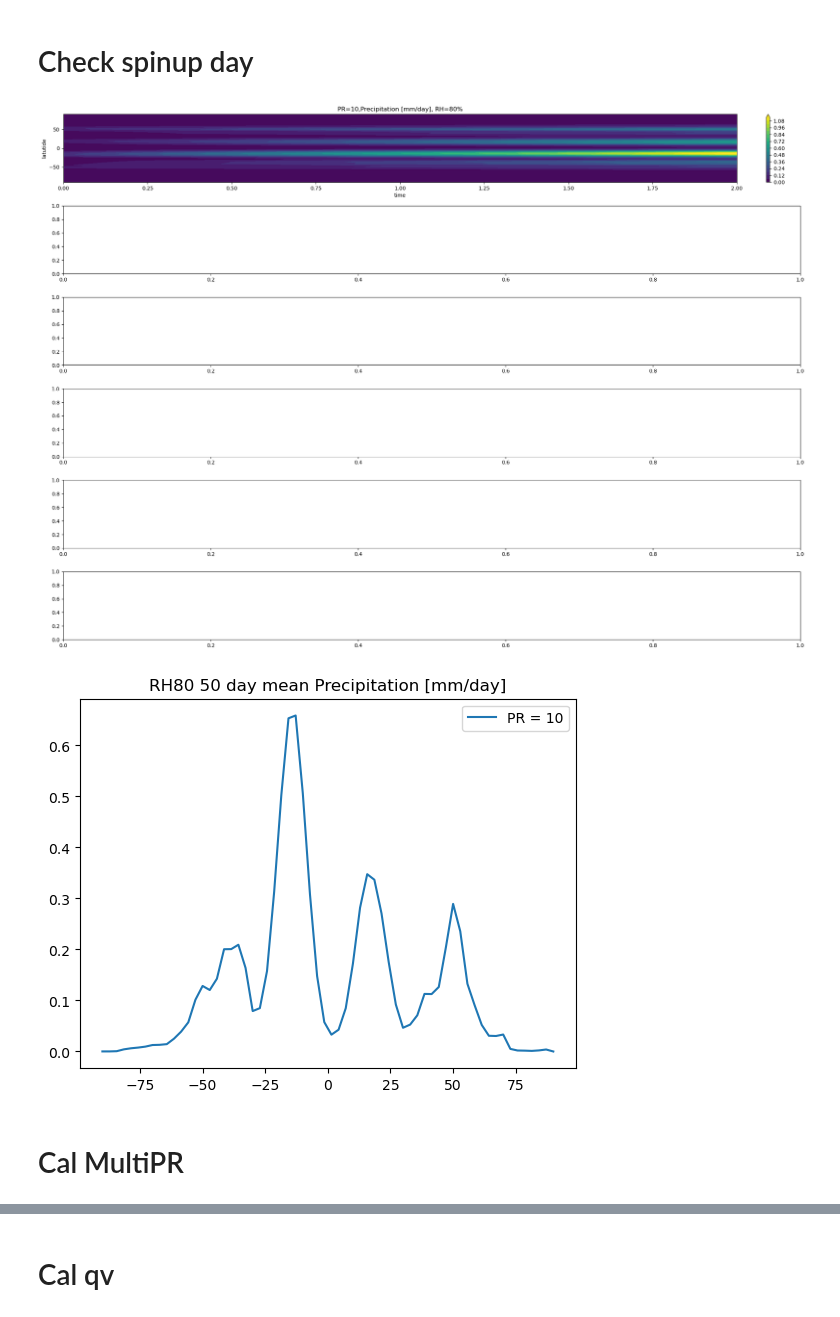
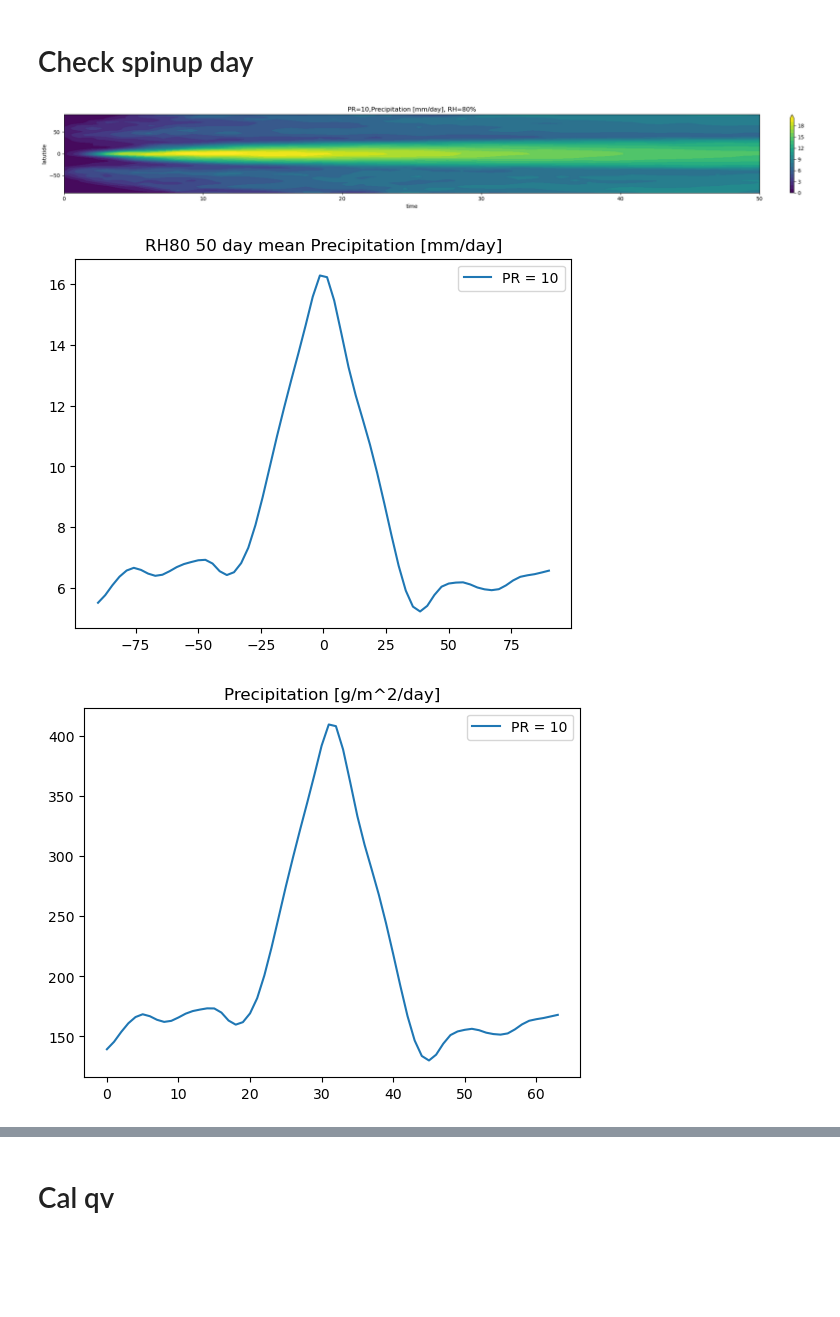
Before and after one commit to PeterChang1023/Dycore_Master, a Jupyter notebook: dycore/IdealizeSpetral.jl/exp/HSt42/check_spinupday.ipynb, the cells around one changed output, grey strips where cells are left out. Cells and saved outputs as stored; diff of their text form; code cells hidden in the pictures; blank space fills up the shorter version.

```diff
--- a/dycore/IdealizeSpetral.jl/exp/HSt42/check_spinupday.ipynb
+++ b/dycore/IdealizeSpetral.jl/exp/HSt42/check_spinupday.ipynb
@@ -29,8 +29,9 @@ class Dycore:
         self.p  = self.getVar("grid_p_full_xyzt")
         self.p_half  = self.getVar("grid_p_half_xyzt")
 
-        self.qv = self.getVar("grid_tracers_c_xyz1t")
-        self.t_eq = self.getVar("grid_t_eq_xyzt")
+        self.qv   = self.getVar("grid_tracers_c_xyz1t")
+        self.qv_n = self.getVar("grid_tracers_n_xyz1t")
+        self.qv_p = self.getVar("grid_tracers_p_xyz1t")
         # self.grid_t_eq_ref_xyzt = self.getVar("grid_t_eq_ref_xyzt")
         # self.unsaturated = self.getVar("unsaturated_n_xyzt")
         self.add_water   = self.getVar("add_water_xyzt")
@@ -130,41 +126,72 @@ yy, tt = np.meshgrid(y,time)
 # %%
+file = "50day_test_all.dat"
+time = np.linspace(0,50,50)
+y    = np.linspace(-90,90,64)
+
+yy, tt = np.meshgrid(y,time)
 a = int(0)
-fig, ax = plt.subplots(6, figsize=(21,15))
+fig = plt.figure(figsize=(21,3))
 for pr in range(10,20,10):
     # file   = f"1600day_HS_front_RH50_PR{pr}_PRRELAX86400_with_w_all.dat" # ./outputs/withprecip/
     # file = "300day_RH80_PR10_test_vertical_advection_revised_all.dat"
     # file = "t_init_RH80_PR10_1600day_test_all.dat"
-    file = "test_final.dat"
+    # file = "test_final.dat"
     dycore = Dycore(file)
     # get_KE = dycore.cal_KE()
     Prec   = dycore.cal_pre()
     # t_mean = dycore.cal_t()
     # t_mean2 = dycore.cal_t_last()
 
 
     # CS = ax[a].contourf(tt, yy, get_KE,levels=np.linspace(150,1050,7), extend="both")
 
-    CS = ax[a].contourf(tt, yy, Prec[:,:] * int(pr),levels=21, extend="max")
+    CS = plt.contourf(tt, yy, Prec[:,:] * int(pr),levels=21, extend="max")
 
     # CS = ax[a].contourf(tt, yy, t_mean, levels=21, extend="both")
 
 
-    fig.colorbar(CS, orientation='vertical', ax=ax[a],fraction=0.046, pad=0.04)
+    plt.colorbar(CS, orientation='vertical',fraction=0.046, pad=0.04)
     # ax[a].set_title(f"Kinetic Energy [kJ/kg], PR={pr}")
 
-    ax[a].set_title(f"PR={pr},Precipitation [mm/day], RH=80%")
+    plt.title(f"PR={pr},Precipitation [mm/day], RH=80%")
     # ax[a].set_title(f"T [K], PR={pr}")
 
-    ax[a].set_xlabel("time")
-    ax[a].set_ylabel("latutide")
+    plt.xlabel("time")
+    plt.ylabel("latutide")
     a += 1
     ### test
 
 plt.tight_layout()
 # plt.savefig("Check_Precipitation.png", dpi=300., bbox_inches='tight')
 plt.show()
+###############################################################################
+### cooridate
+x  = np.linspace(-180,180,128)
+y  = np.linspace(-90,90,64)
+xd = np.deg2rad(x)
+yd = np.deg2rad(y)
+
+# WARNING: cos(-90) would be zero, doing this preventing it from divide by zero.
+cy     = np.cos(yd)
+cy[0]  = np.nan
+cy[-1] = np.nan
+
+plt.figure(dpi=100.)
+plt.title("RH80 50 day mean Precipitation [mm/day]")
+
+for pr in range(10,20,10):
+    # file  = f"1600day_HS_front_RH50_PR{pr}_PRRELAX86400_with_w_all.dat"# f"HS_front_RH50_PR10_PRRELAX86400_with_w_all.dat" # ./outputs/withprecip/
+    # file = f"PR{pr}_200day_test_ice_all.dat"
+    # file = "300day_RH80_PR10_test_vertical_advection_revised_all.dat"
+    dycore = Dycore(file)
+    Prec   = dycore.cal_pre()
+    Prec_mean  = np.nanmean(Prec[:,:], axis=0)
+    plt.plot(y, Prec_mean * int(pr), label=f"PR = {pr}")
+plt.legend()
+plt.show()
 # %% [output]
-[figure, old version]
+[figure, new version]
+[figure, added]
 # %%
 ### cooridate
 x  = np.linspace(-180,180,128)
@@ -178,31 +205,15 @@ cy[0]  = np.nan
 cy[-1] = np.nan
 
 plt.figure(dpi=100.)
-plt.title("RH80 50 day mean Precipitation [mm/day]")
+plt.title("Precipitation [g/m^2/day]")
 
-for pr in range(10,20,10):
+for pr in range(10,15,5):
     # file  = f"1600day_HS_front_RH50_PR{pr}_PRRELAX86400_with_w_all.dat"# f"HS_front_RH50_PR10_PRRELAX86400_with_w_all.dat" # ./outputs/withprecip/
-    # file = f"PR{pr}_200day_test_ice_all.dat"
-    # file = "300day_RH80_PR10_test_vertical_advection_revised_all.dat"
     dycore = Dycore(file)
-    Prec   = dycore.cal_pre()
-    Prec_mean  = np.nanmean(Prec[:,:], axis=0)
-    plt.plot(y, Prec_mean * int(pr), label=f"PR = {pr}")
+    Prec   = dycore.qv_diff
+    Prec_mean  = np.nansum(Prec[:,:,:,:], axis=(0,1,3))
+    plt.plot(Prec_mean , label=f"PR = {pr}")
 plt.legend()
 plt.show()
-# plt.figure(dpi=100.)
-
-# for pr in range(10,15,5):
-#     # file  = f"1600day_HS_front_RH50_PR{pr}_PRRELAX86400_with_w_all.dat"# f"HS_front_RH50_PR10_PRRELAX86400_with_w_all.dat" # ./outputs/withprecip/
-#     file = "100day_RH50_PR10_test_qp_equal_q_q_ref_t_eq_all.dat"
-#     dycore = Dycore(file)
-#     tq   = dycore.t_q
-#     tq_mean  = np.nanmean(tq[0,:,:,:], axis=(0,2))
-#     print(tq_mean.shape)
-#     plt.plot(y, tq_mean , label=f"PR = {pr}")
-# plt.legend()
-# plt.show()
 # %% [output]
-[figure, old version]
+[figure, new version]
-# %% [markdown]
-# Cal MultiPR
```
Also changed, not shown: parts of 33 cells of this notebook, 3 other files.
